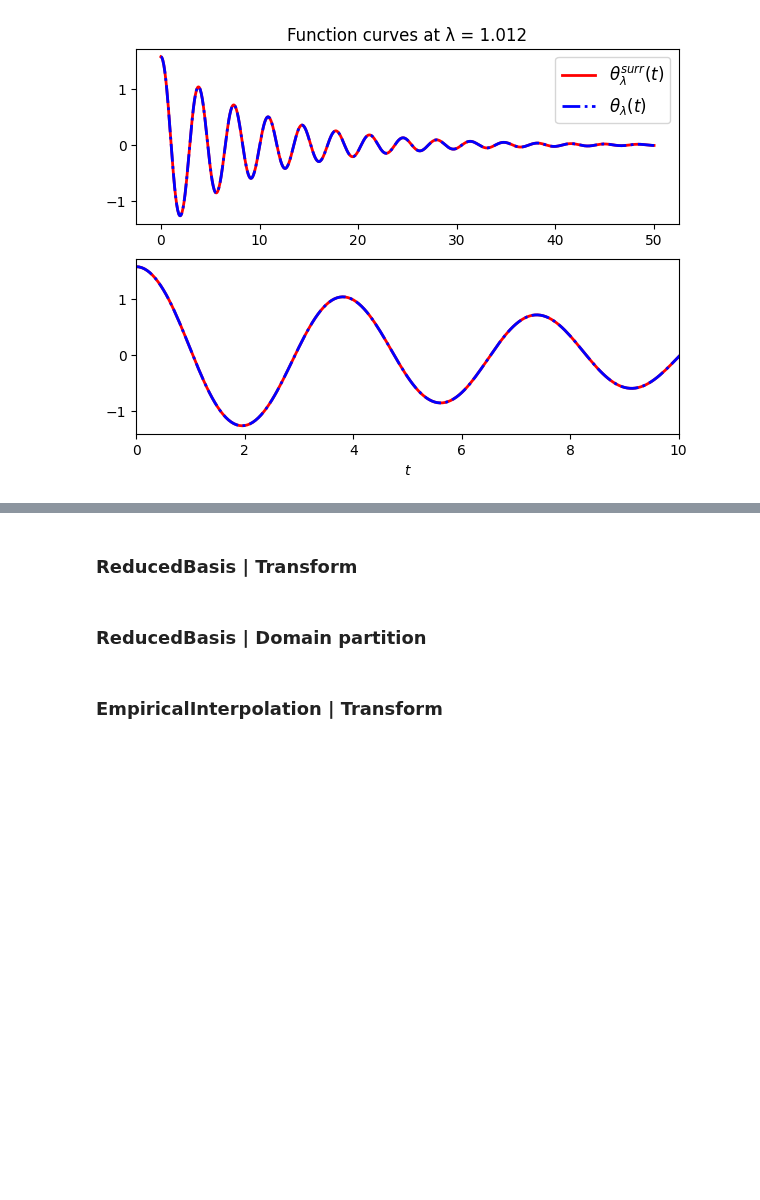
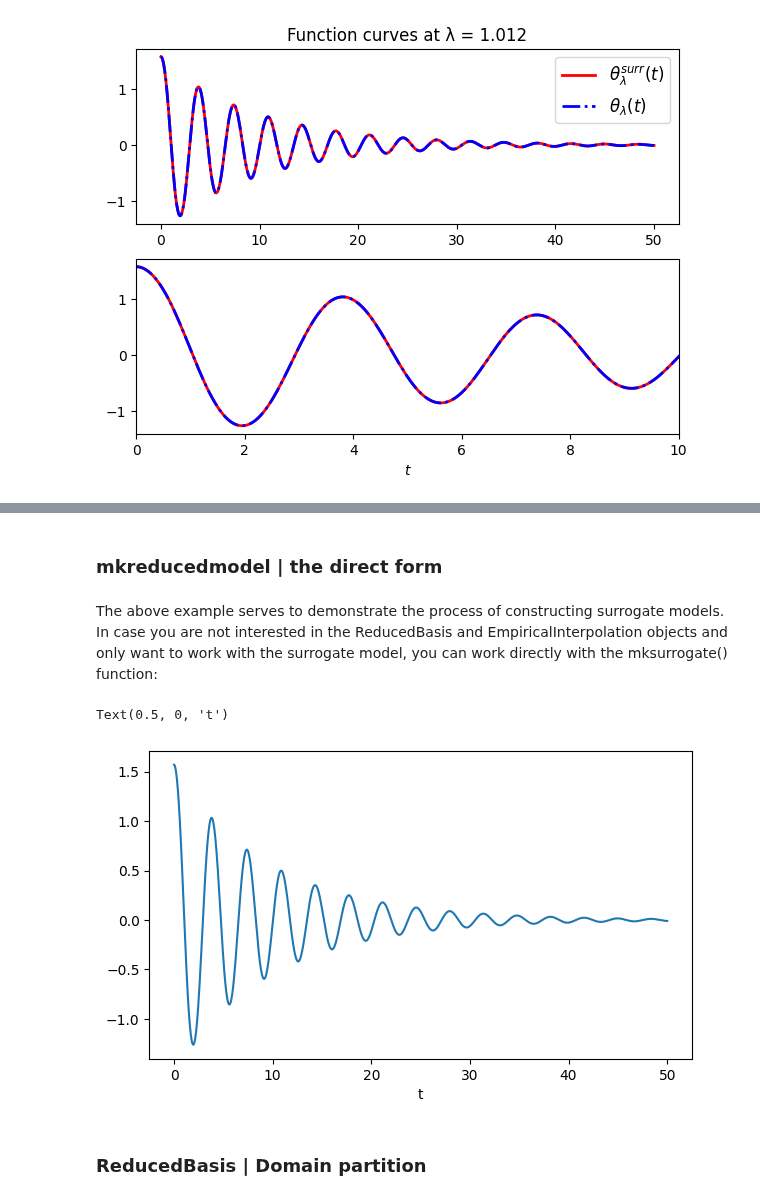
Before and after one commit to francocerino/scikit-reducedmodel, a Jupyter notebook: docs/source/tutorials/Pendulo.ipynb, the cells around one changed output, grey strips where cells are left out. Cells and saved outputs as stored; diff of their text form; code cells hidden in the pictures; blank space fills up the shorter version.

```diff
--- a/docs/source/tutorials/Pendulo.ipynb
+++ b/docs/source/tutorials/Pendulo.ipynb
@@ -128,2 +126,4 @@ This example serves to demonstrate the process of constructing surrogate models.
-# %% [markdown]
-### ReducedBasis | Transform
+# %% [markdown]
+### mkreducedmodel | the direct form
+# %% [markdown]
+The above example serves to demonstrate the process of constructing surrogate models. In case you are not interested in the ReducedBasis and EmpiricalInterpolation objects and only want to work with the surrogate model, you can work directly with the mksurrogate() function:
@@ -130,4 +132,13 @@ This example serves to demonstrate the process of constructing surrogate models.
+# %%
+model = mksurrogate(training_set = np.array(training),
+                   parameters = param,
+                   physical_points = times)
+# %%
+plt.figure(figsize=(7,4))
+plt.plot(times,model.predict(q))
+plt.xlabel('t')
+# %% [output]
+Text(0.5, 0, 't')
+[figure, added]
 # %% [markdown]
 ### ReducedBasis | Domain partition
-# %% [markdown]
-### EmpiricalInterpolation | Transform
```
Also changed, not shown: parts of 10 cells of this notebook, 5 other files.
